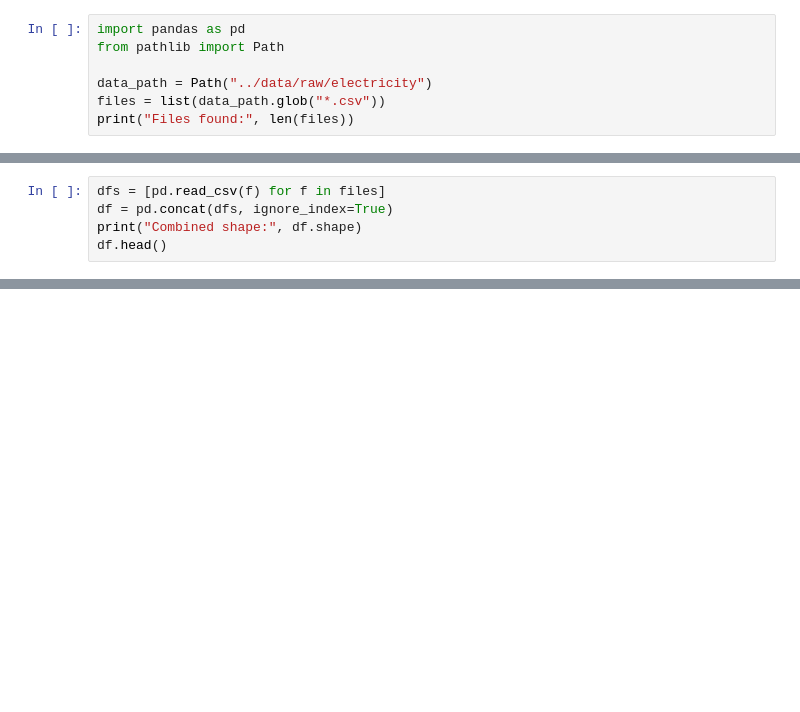
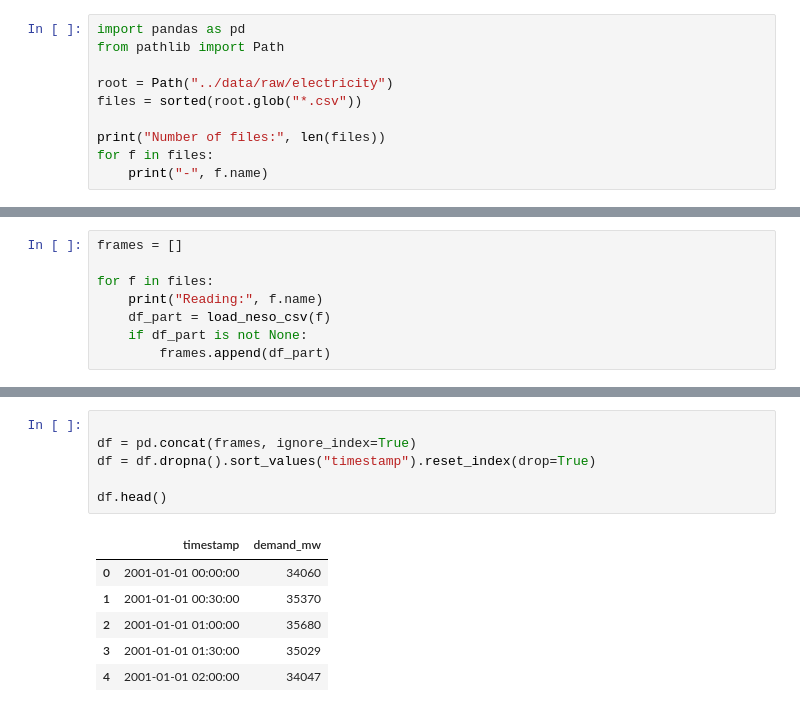
Before and after one commit to marin-janushaj1/Cloud-AI, a Jupyter notebook: dataset2_uk_electricity/1_combine.ipynb, the cells around one changed output, grey strips where cells are left out. Drawn from its saved outputs; the diff is of its cells as text; blank space fills up the shorter version.

Commit message:
2/3
Electricity part and streamlit

```diff
--- a/dataset2_uk_electricity/1_combine.ipynb
+++ b/dataset2_uk_electricity/1_combine.ipynb
@@ -2,7 +21,10 @@
 import pandas as pd
 from pathlib import Path
 
-data_path = Path("../data/raw/electricity")
-files = list(data_path.glob("*.csv"))
-print("Files found:", len(files))
+root = Path("../data/raw/electricity")
+files = sorted(root.glob("*.csv"))
+
+print("Number of files:", len(files))
+for f in files:
+    print("-", f.name)
 # %% [output]
@@ -10,5 +47,0 @@ Files found: 24
-# %%
-dfs = [pd.read_csv(f) for f in files]
-df = pd.concat(dfs, ignore_index=True)
-print("Combined shape:", df.shape)
-df.head()
@@ -23,0 +135,8 @@ Combined shape: (417118, 22)
+# %%
+frames = []
+
+for f in files:
+    print("Reading:", f.name)
+    df_part = load_neso_csv(f)
+    if df_part is not None:
+        frames.append(df_part)
@@ -23,0 +176,13 @@ Combined shape: (417118, 22)
+# %%
+
+df = pd.concat(frames, ignore_index=True)
+df = df.dropna().sort_values("timestamp").reset_index(drop=True)
+
+df.head()
+# %% [output]
+|  | timestamp | demand_mw |
+| 0 | 2001-01-01 00:00:00 | 34060 |
+| 1 | 2001-01-01 00:30:00 | 35370 |
+| 2 | 2001-01-01 01:00:00 | 35680 |
+| 3 | 2001-01-01 01:30:00 | 35029 |
+| 4 | 2001-01-01 02:00:00 | 34047 |
```
Also changed, not shown: parts of 13 cells of this notebook, 6 other files.
